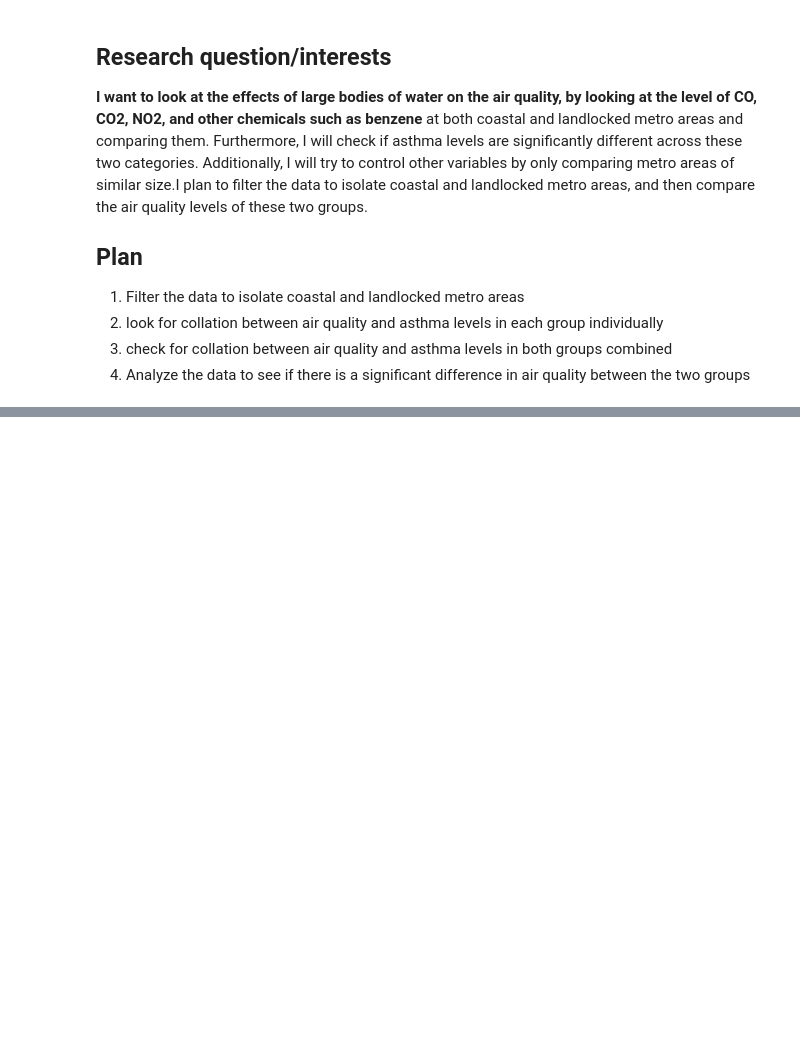
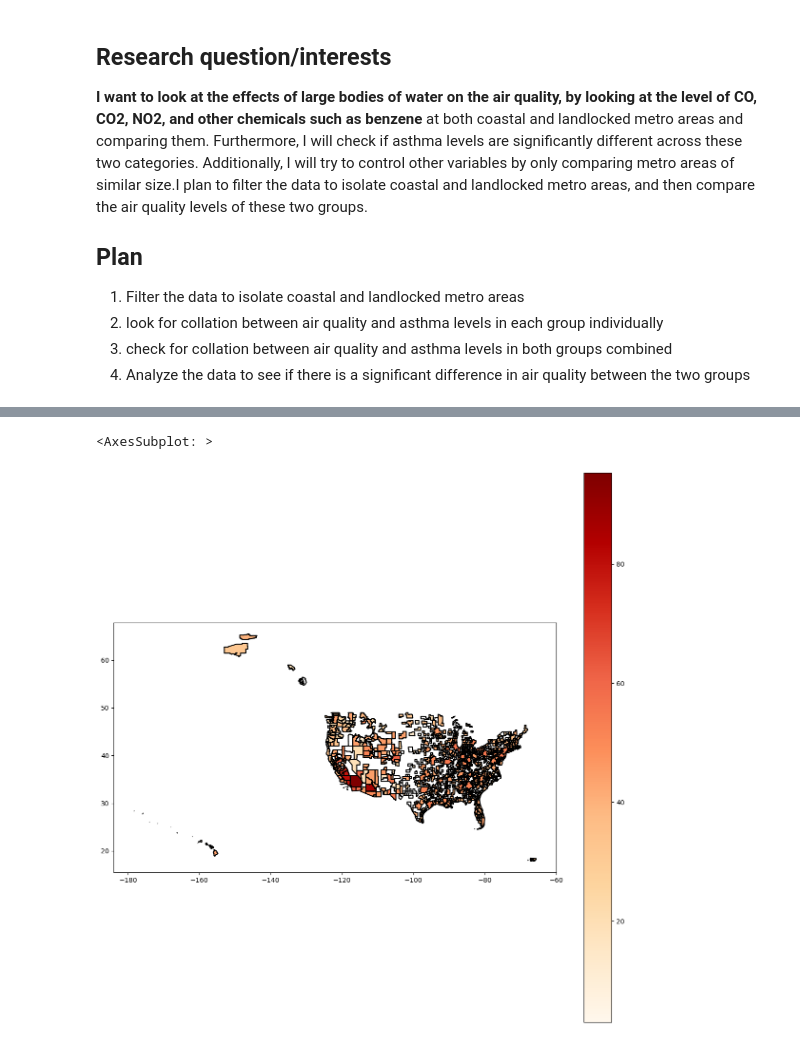
Before and after one commit to ubco-W2022T2-data301/project-group-group04, a Jupyter notebook: analysis/analysis2.ipynb, the cells around one changed output, grey strips where cells are left out. Drawn from its saved outputs; the diff is of its cells as text; code cells hidden in the pictures; blank space fills up the shorter version.

```diff
--- a/analysis/analysis2.ipynb
+++ b/analysis/analysis2.ipynb
@@ -50,3 +50,35 @@ concentration = pd.concat(pd.read_csv(f"../data/raw/annual_conc_by_monitor_{year
 combined = concentration.merge(
     aqi, how="inner", left_on=["Year", "CBSA Name"], right_on=["Year", "CBSA"]
 ).drop(columns=["CBSA"])
+map = gpd.read_file("./ungraded/cb_2018_us_cbsa_500k/cb_2018_us_cbsa_500k.shp")
+conbycdsa = combined.groupby(["CBSA Name"])["Median AQI"].mean()
+mapcon= map.merge(conbycdsa, how="left", left_on="NAME", right_on=conbycdsa.index)
+# mapcon.drop(columns=["CSAFP",
+#         "State Code",
+#         "County Code",
+#         "Local Site Name",
+#         "Address",
+#         "Latitude",
+#         "Longitude",
+#         "Datum",
+#         "1st Max Non Overlapping Value",
+#         "1st NO Max DateTime",
+#         "2nd Max Non Overlapping Value",
+#         "2nd NO Max DateTime",
+#         "Date of Last Change",
+#         "Sample Duration",
+#         "Site Num",
+#         "Pollutant Standard",
+#         "Certification Indicator",
+#         "Completeness Indicator",
+#         "Parameter Code",
+#         "1st Max DateTime",
+#         "1st Max Value",
+#         "2nd Max DateTime",
+#         "2nd Max Value",
+#         "3rd Max DateTime",
+#         "3rd Max Value",
+#         "4th Max DateTime",
+#         "4th Max Value",
+#         "Method Name",], inplace=True)
+mapcon
@@ -72,0 +123,6 @@ geo = gpd.GeoDataFrame(combined)
+# %%
+ax = mapcon.boundary.plot(figsize=(15, 15), color="black")
+mapcon.plot(ax=ax, column="Median AQI", cmap="OrRd", legend=True)
+# %% [output]
+<AxesSubplot: >
+[figure, added]
```
Also changed, not shown: parts of 4 cells of this notebook, 14 other files.
